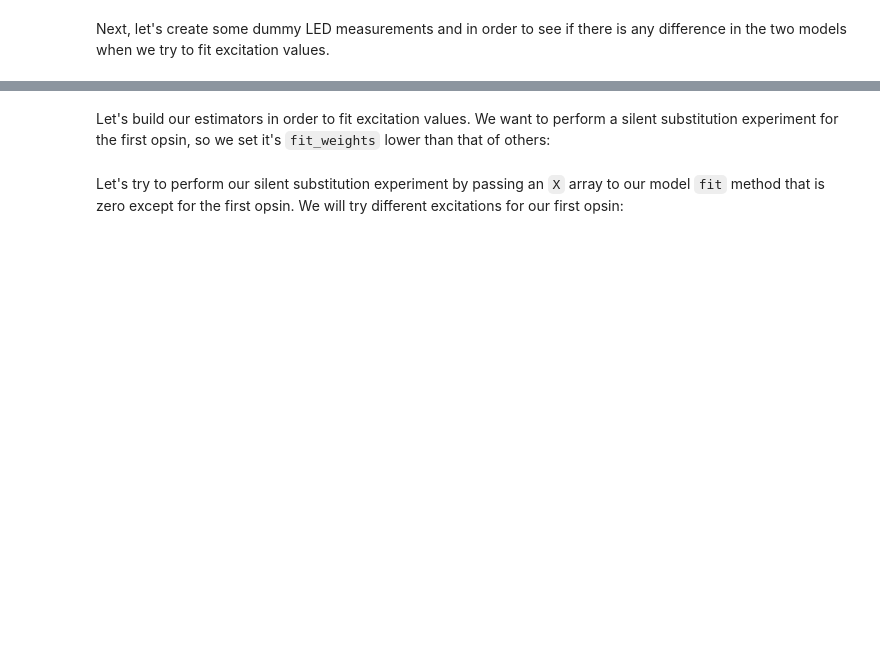
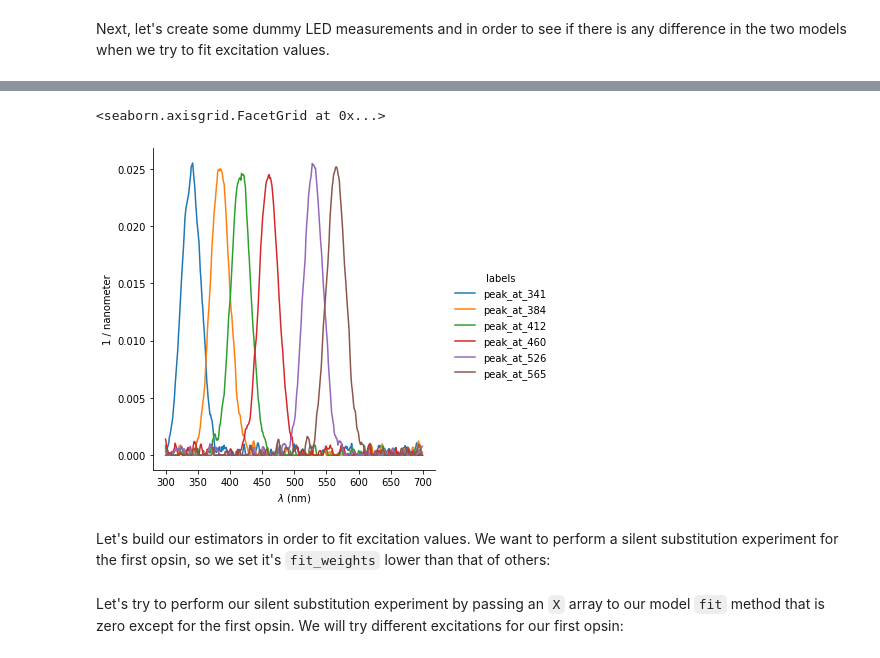
Before and after one commit to neuralsignal/dreye, a Jupyter notebook: tutorials/noisy_photoreceptor_model.ipynb, the cells around one changed output, grey strips where cells are left out. Cells and saved outputs as stored; diff of their text form; code cells hidden in the pictures; blank space fills up the shorter version.

```diff
--- a/tutorials/noisy_photoreceptor_model.ipynb
+++ b/tutorials/noisy_photoreceptor_model.ipynb
@@ -110,3 +114,10 @@ measured_spectra.normalized_spectra.plot()
+# %%
+# The measurements seem a little noisy we might want to smooth
+measured_spectra = measured_spectra.smooth(11)
+measured_spectra.normalized_spectra.plot()
+# %% [output]
+<seaborn.axisgrid.FacetGrid at 0x...>
+[figure, added]
 # %% [markdown]
 Let's build our estimators in order to fit excitation values. We want to perform a silent substitution experiment for the first opsin, so we set it's `fit_weights` lower than that of others:
 # %%
```
Also changed, not shown: parts of 8 cells of this notebook, 16 other files.
